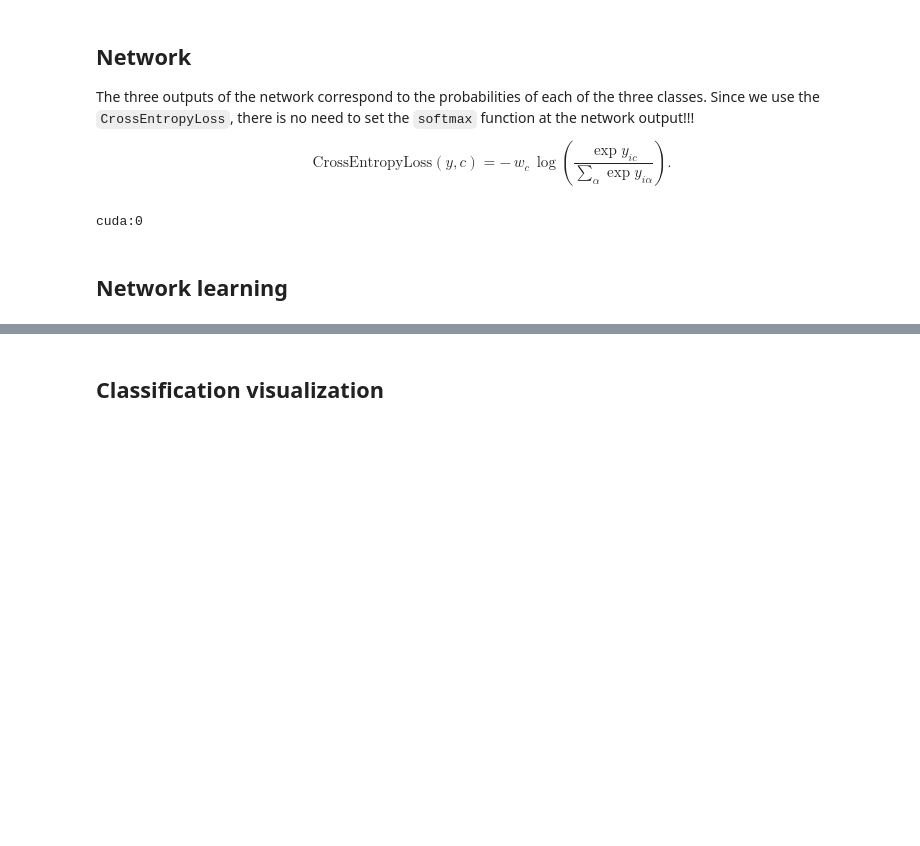
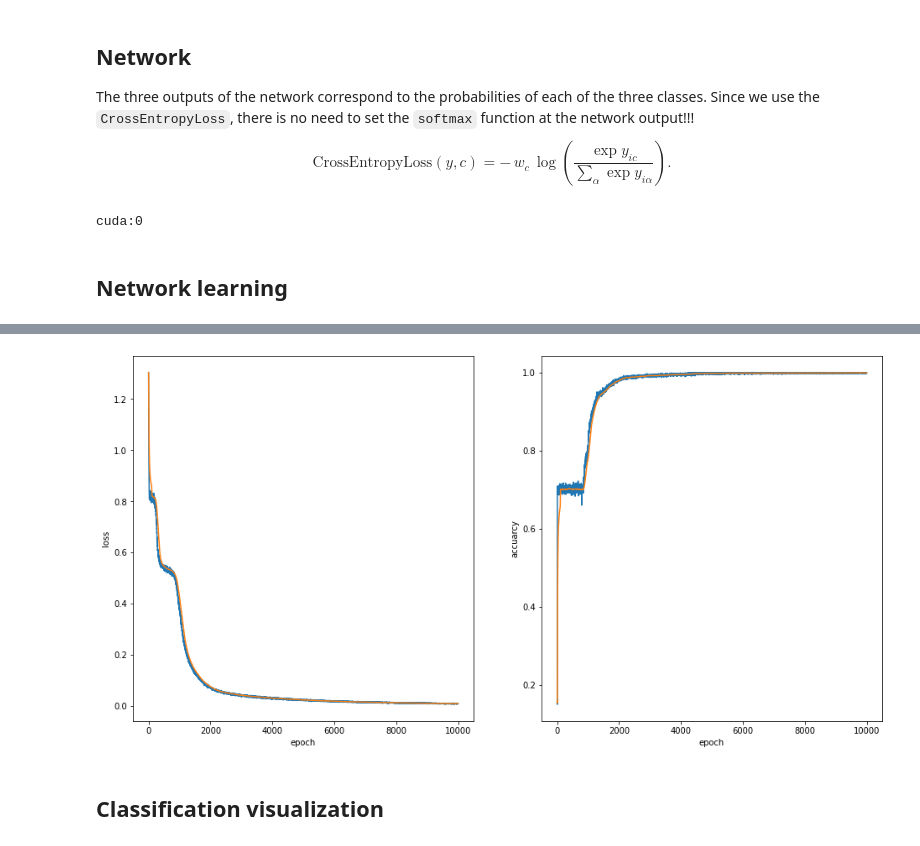
Before and after one commit to steps137/ML, a Jupyter notebook: NN/Base_Multiclass_Classification.ipynb, the cells around one changed output, grey strips where cells are left out. Cells and saved outputs as stored; diff of their text form; code cells hidden in the pictures; blank space fills up the shorter version.

```diff
--- a/NN/Base_Multiclass_Classification.ipynb
+++ b/NN/Base_Multiclass_Classification.ipynb
@@ -72,6 +60,6 @@ cuda:0
 ## Network learning
 # %%
 loss      = nn.CrossEntropyLoss()
-optimizer = torch.optim.SGD(model.parameters(), lr=0.5, momentum=0.8)
+optimizer = torch.optim.Adam(model.parameters(), lr=0.01)
 # %%
 def fit(model, X,Y, batch_size=1000, train=True):
@@ -103,13 +90,28 @@ def fit(model, X,Y, batch_size=1000, train=True):
 import time
 model.to(gpu)
 print( "before:      loss: %.3e accuracy: %.4f" %  fit(model, X,Y, train=False) )
+history, losses, accs = [], [], []
 
 beg = time.process_time()
-epochs = 10000                                            # число эпох
-for epoch in range(epochs):                              # эпоха - проход по всем примерам
-    L,A = fit(model, X, Y, batch_size=1000)              # одна эпоха
+epochs, stat1, stat2 = 10000, 1, 100                      # number of epochs
+for epoch in range(1, epochs+1):
+    L, A = fit(model, X, Y, batch_size=1000)              # one epoch
+    losses.append(L); accs.  append(A)
 
-    if (epoch and epoch % 100 == 0) or epoch == epochs-1:
+    if epoch % stat2 == 0 or epoch == epochs:   # learning output
         print(f"\repoch: {epoch:5d} loss: {L:.3e} accuracy: {A:.4f}   {time.process_time()-beg:.2f}s", end="")
         beg = time.process_time()
+
+    if epoch % stat1 == 0:
+        history.append([epoch, np.mean(losses[-stat1:]), np.mean(losses[-stat2:]), np.mean(accs[-stat1:]), np.mean(accs[-stat2:])])
+
+history = np.array(history)                              # learning output
+plt.figure(figsize=(16,8))
+plt.subplot(1, 2, 1);  plt.xlabel('epoch'); plt.ylabel('loss')
+plt.plot(history[:,0], history[:, 1]);
+plt.plot(history[:,0], history[:, 2]);
+plt.subplot(1, 2, 2);  plt.xlabel('epoch'); plt.ylabel('accuarcy')
+plt.plot(history[:,0], history[:, 3]);
+plt.plot(history[:,0], history[:, 4]);
+plt.show()
 # %% [output]
@@ -118,3 +120,4 @@ epoch:  9999 loss: 1.058e-02 accuracy: 0.9980   0.12s
+[figure, added]
 # %% [markdown]
 ## Classification visualization
 # %%
```
Also changed, not shown: parts of 4 cells of this notebook, 41 other files.
